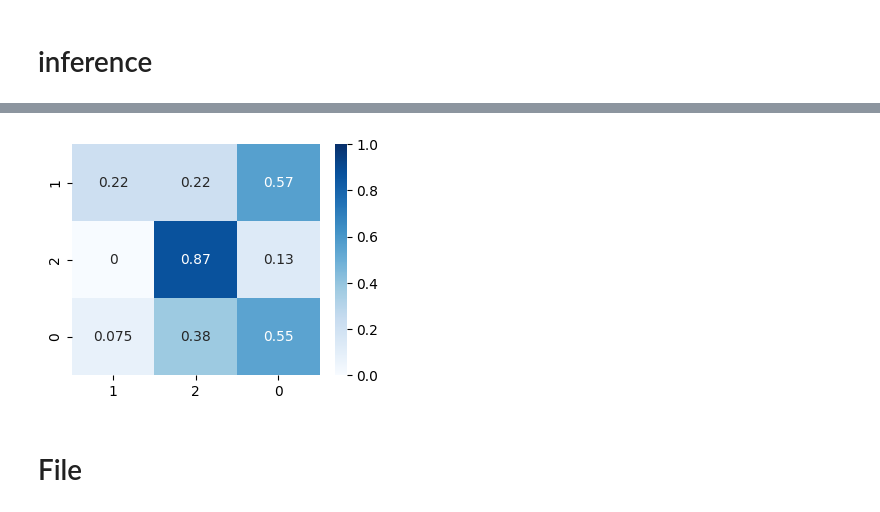
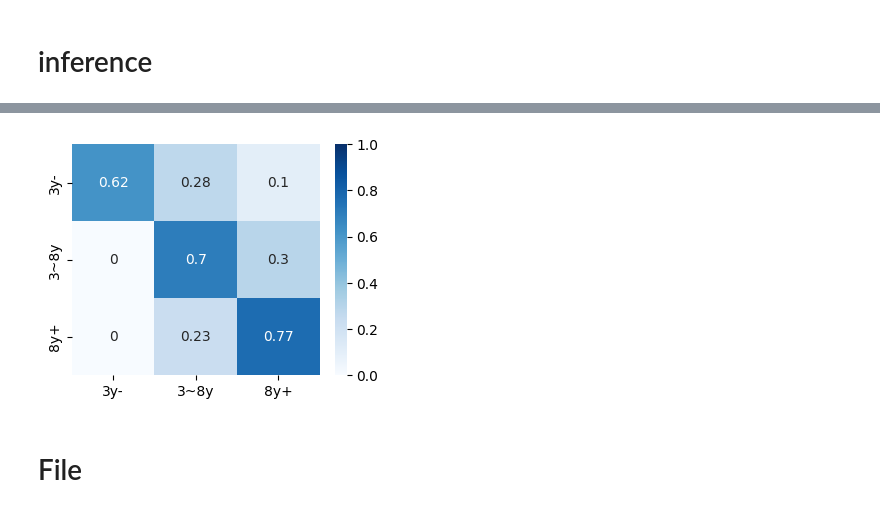
Before and after one commit to gitE0Z9/pytorch-implementations, a Jupyter notebook: notebooks/textcnn.ipynb, the cells around one changed output, grey strips where cells are left out. Drawn from its saved outputs; the diff is of its cells as text; code cells hidden in the pictures.

```diff
--- a/notebooks/textcnn.ipynb
+++ b/notebooks/textcnn.ipynb
@@ -66,5 +61,22 @@ def convert_label(label: str) -> int:
+# %%
+def convert_to_label(lower: float, upper: float) -> int:
+    """convert age bound to label
+
+    Args:
+        lower (float): lower bound of age
+        upper (float): upper bound of age
+
+    Returns:
+        int: 0 -> before kindergarten, 1 -> kindergarten, 2 -> elementary school
+    """
+    if lower >= 8:
+        return 2
+    elif lower >= 3:
+        return 1
+    else:
+        return 0
 # %%
 data["cats"] = data.cats.str.replace("Age\s", "", regex=True)
 # %%
-data["cats"] = data.cats.apply(convert_label)
+data["cats"] = data.cats.apply(convert_to_bound)
 # %%
@@ -77 +101,5 @@ cats
 Name: count, dtype: int64
+# %%
+CLASS_NAMES = ["3y-", "3~8y", "8y+"]
+# %%
+data["cats"] = data.cats.apply(lambda bound: convert_to_label(*bound))
@@ -212,7 +248,7 @@ array(0.54651163)
 # %%
-evaluator.plot_confusion_matrix(confusion_matrix, data.cats.unique(), cmap="Blues")
+evaluator.plot_confusion_matrix(confusion_matrix, CLASS_NAMES, cmap="Blues")
 # %% [output]
-[figure, old version]
+[figure, new version]
 # %% [markdown]
 # File
 # %%
```
Also changed, not shown: parts of 10 cells of this notebook, 1 other file.
